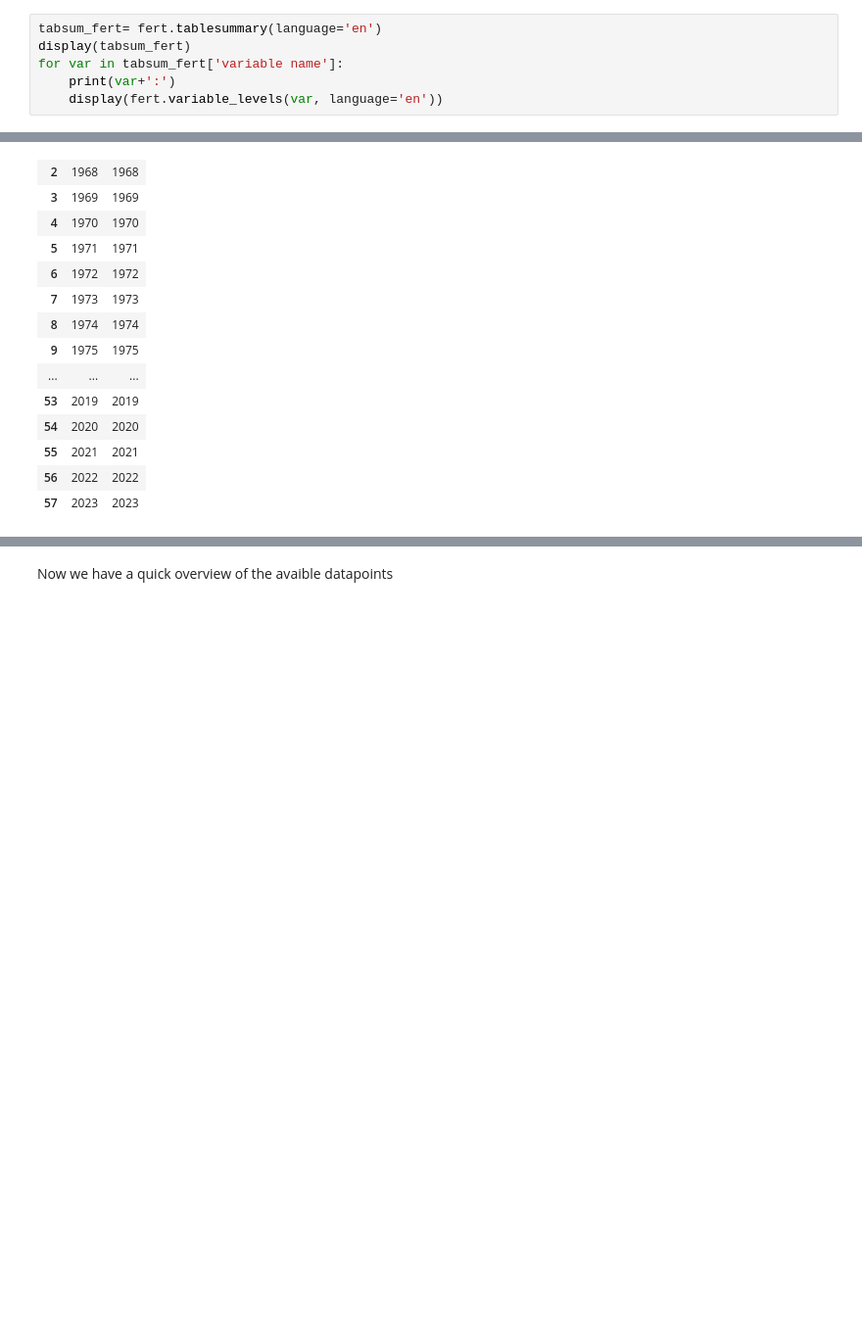
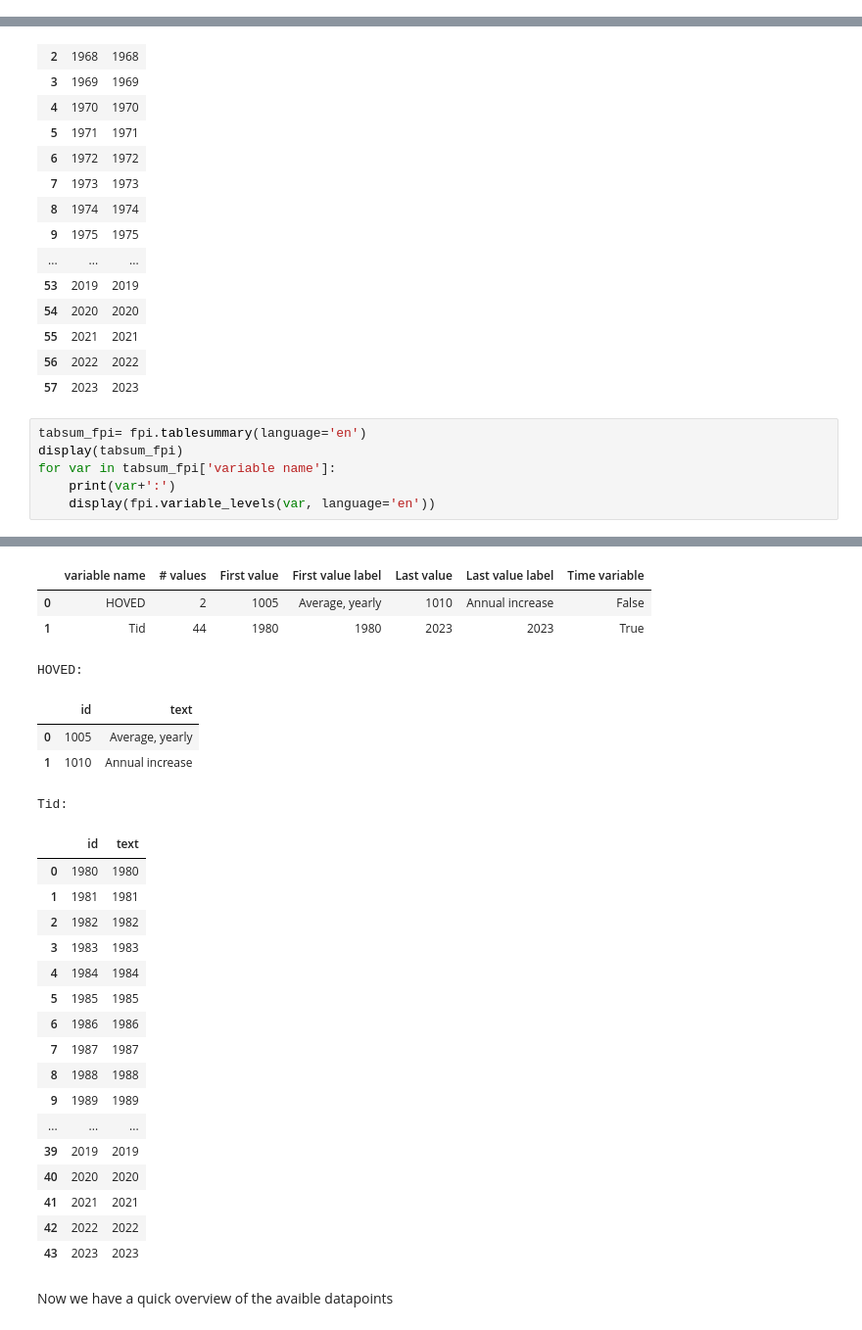
Before and after one commit to NumEconCopenhagen/projects-2024-mikkel-julius-jacob, a Jupyter notebook: dataproject/WorkSpace/Julius/dataproject.ipynb, the cells around one changed output, grey strips where cells are left out. Shown: that part at 98% size. Drawn from its saved outputs; the diff is of its cells as text; blank space fills up the shorter version.

```diff
--- a/dataproject/WorkSpace/Julius/dataproject.ipynb
+++ b/dataproject/WorkSpace/Julius/dataproject.ipynb
@@ -35,8 +39,2 @@ gdp = DstApi('NAN1')
 # %% [markdown]
 We have found our desired variables now it is time to clean the data
-# %%
-tabsum_fert= fert.tablesummary(language='en')
-display(tabsum_fert)
-for var in tabsum_fert['variable name']:
-    print(var+':')
-    display(fert.variable_levels(var, language='en'))
@@ -170,3 +136,10 @@ Tid:
 | 55 | 2021 | 2021 |
 | 56 | 2022 | 2022 |
 | 57 | 2023 | 2023 |
+# %%
+tabsum_fpi= fpi.tablesummary(language='en')
+display(tabsum_fpi)
+for var in tabsum_fpi['variable name']:
+    print(var+':')
+    display(fpi.variable_levels(var, language='en'))
+# %% [output]
@@ -173,3 +148,28 @@ Tid:
+|  | variable name | # values | First value | First value label | Last value | Last value label | Time variable |
+| 0 | HOVED | 2 | 1005 | Average, yearly | 1010 | Annual increase | False |
+| 1 | Tid | 44 | 1980 | 1980 | 2023 | 2023 | True |
+HOVED:
+|  | id | text |
+| 0 | 1005 | Average, yearly |
+| 1 | 1010 | Annual increase |
+Tid:
+|  | id | text |
+| 0 | 1980 | 1980 |
+| 1 | 1981 | 1981 |
+| 2 | 1982 | 1982 |
+| 3 | 1983 | 1983 |
+| 4 | 1984 | 1984 |
+| 5 | 1985 | 1985 |
+| 6 | 1986 | 1986 |
+| 7 | 1987 | 1987 |
+| 8 | 1988 | 1988 |
+| 9 | 1989 | 1989 |
+| ... | ... | ... |
+| 39 | 2019 | 2019 |
+| 40 | 2020 | 2020 |
+| 41 | 2021 | 2021 |
+| 42 | 2022 | 2022 |
+| 43 | 2023 | 2023 |
 # %% [markdown]
 Now we have a quick overview of the avaible datapoints
 # %%
```
Also changed, not shown: parts of 11 cells of this notebook.
